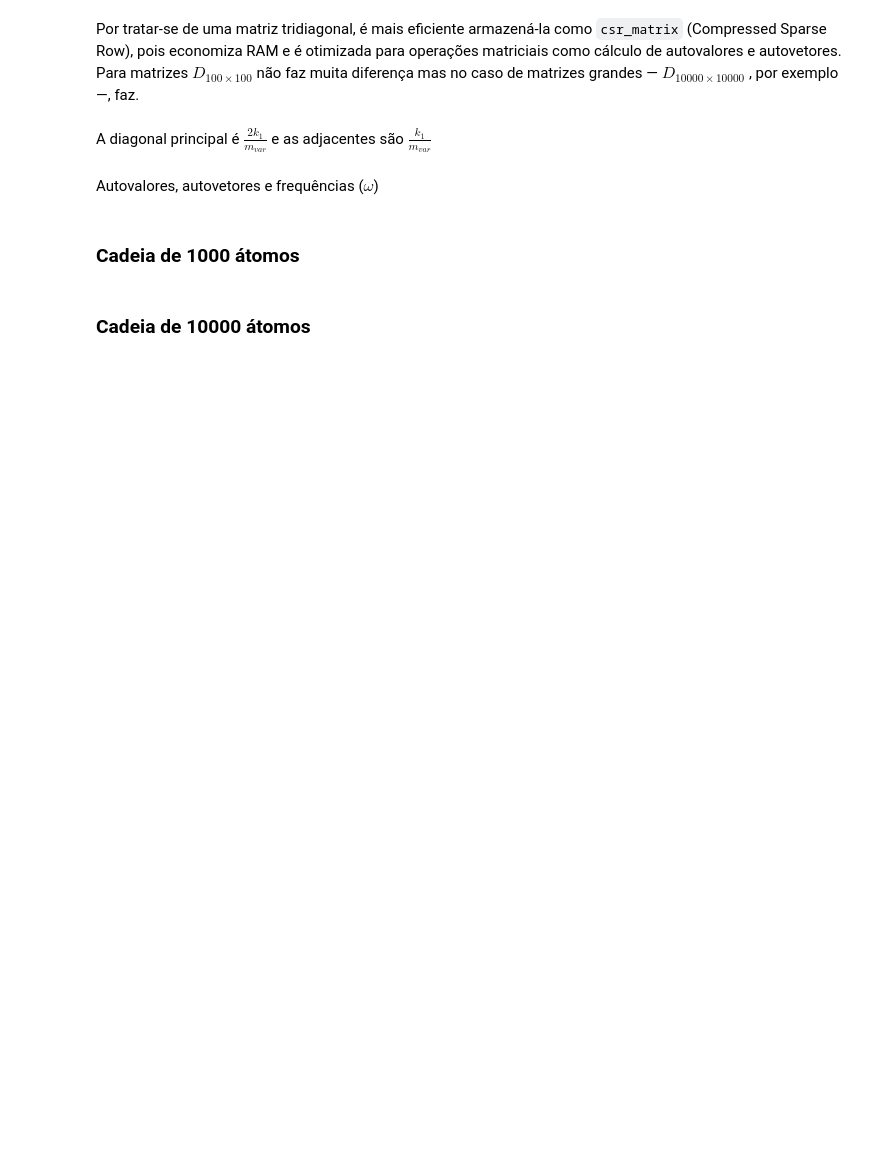
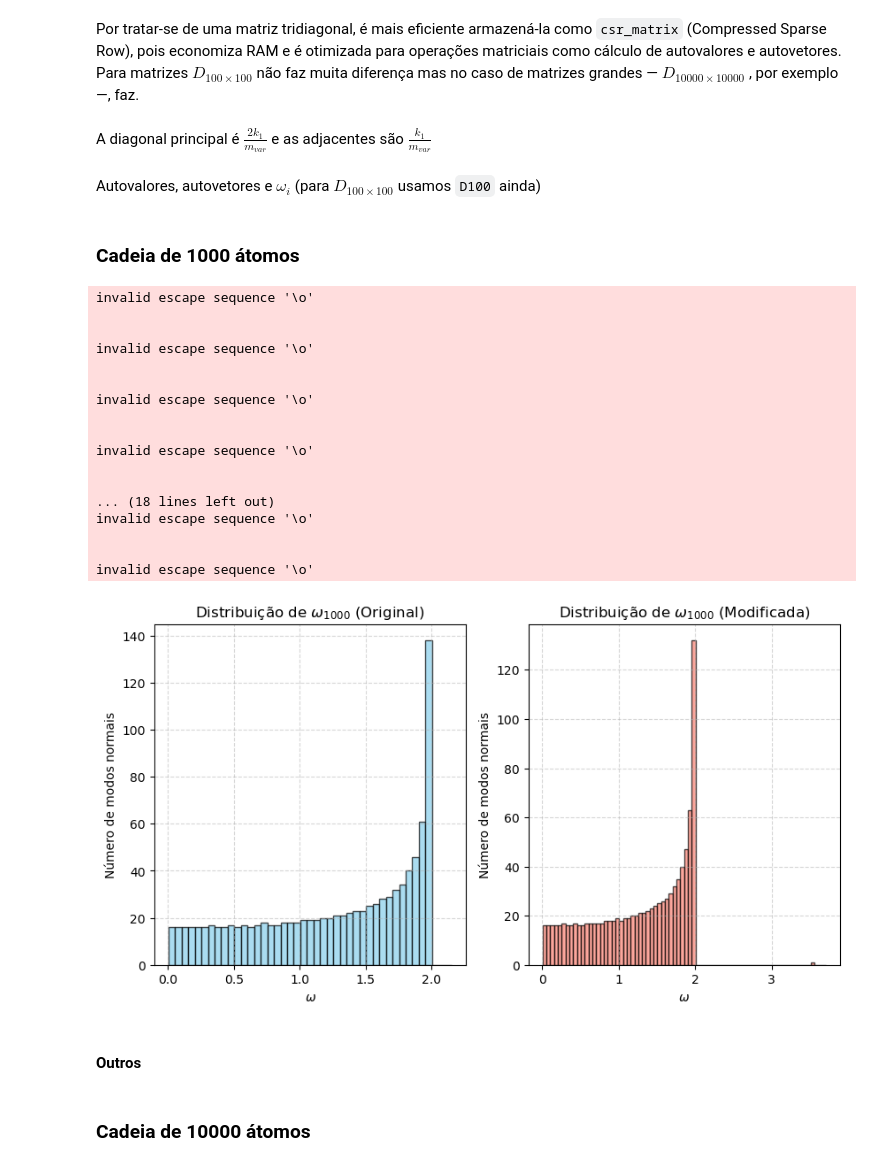
Before and after one commit to aragaoiberis/atv5, a Jupyter notebook: atv5.ipynb, the cells around one changed output. Drawn from its saved outputs; the diff is of its cells as text; code cells hidden in the pictures; blank space fills up the shorter version.

```diff
--- a/atv5.ipynb
+++ b/atv5.ipynb
@@ -117,7 +189,7 @@ D100_diag = diags([dg100_adjacentes, dg100_principal, dg100_adjacentes],
                 offsets = [-1, 0, 1],
                 shape=(N1, N1))
 D100_csr = csr_matrix(D100_diag)
-# %% [markdown]
-Autovalores, autovetores e frequências ($\omega$)
+# %% [markdown]
+Autovalores, autovetores e $\omega_i$ (para $D_{100 \times 100}$ usamos `D100` ainda)
 # %% [markdown]
 ### Cadeia de 1000 átomos
@@ -124,3 +213,58 @@ Autovalores, autovetores e frequências ($\omega$)
+# %%
+ww_1000, v_1000 = eigh(D1000)
+w1000 = np.sqrt(ww_1000)
+
+ww1000_mod, v1000_mod = eigh(D1000_mod)
+w1000_mod = np.sqrt(np.abs(ww1000_mod))
+# %%
+# Configuração do histograma
+fig, (ax1, ax2) = plt.subplots(1, 2, figsize=(10, 5))
+
+# --- Subplot 1: Histograma de w100 ---
+ax1.hist(w1000,
+         bins=np.arange(min(w1000), max(w1000) + 0.2, 0.05),
+         edgecolor='black',
+         color='skyblue',
+         alpha=0.7)
+ax1.set_title('Distribuição de $\omega_{1000}$ (Original)')
+ax1.set_xlabel('$\omega$')
+ax1.set_ylabel('Número de modos normais')
+ax1.grid(linestyle='--', alpha=0.5)
+
+# --- Subplot 2: Histograma de w100_mod ---
+ax2.hist(w1000_mod,
+         bins=np.arange(min(w1000_mod), max(w1000_mod) + 0.2, 0.05),
+         edgecolor='black',
+         color='salmon',
+         alpha=0.7)
+ax2.set_title('Distribuição de $\omega_{1000}$ (Modificada)')
+ax2.set_xlabel('$\omega$')
+ax2.set_ylabel('Número de modos normais')
+ax2.grid(linestyle='--', alpha=0.5)
+
+# Mostrar o gráfico
+plt.show()
+# %% [output]
+invalid escape sequence '\o'
+
+
+invalid escape sequence '\o'
+
+
+invalid escape sequence '\o'
+
+
+invalid escape sequence '\o'
+
+
+... (18 lines left out)
+invalid escape sequence '\o'
+
+
+invalid escape sequence '\o'
+[figure, added]
+# %% [markdown]
+#### Outros
 # %%
 dg1000_principal = np.ones(N2) * (2*k1/m_var)
 dg1000_adjacentes = np.ones(N2-1) * (-k1/m_var)
```
Also changed, not shown: parts of 17 cells of this notebook.
